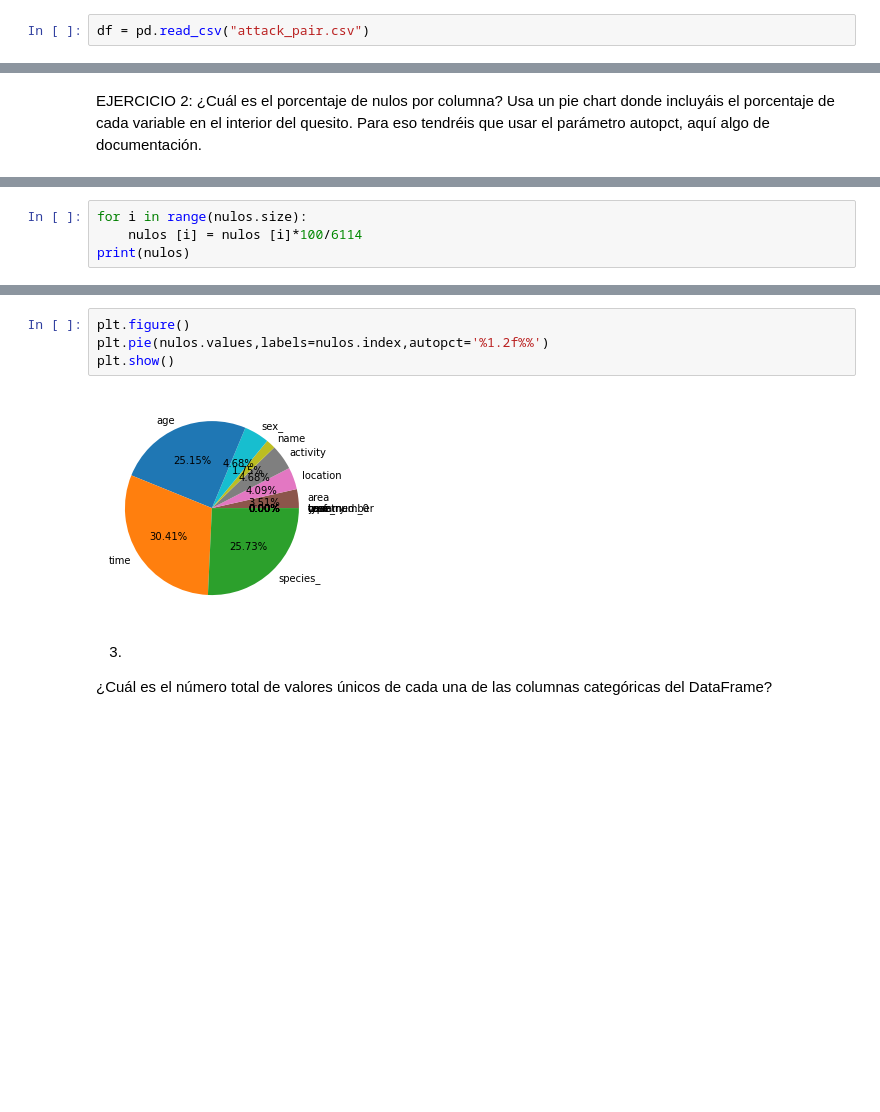
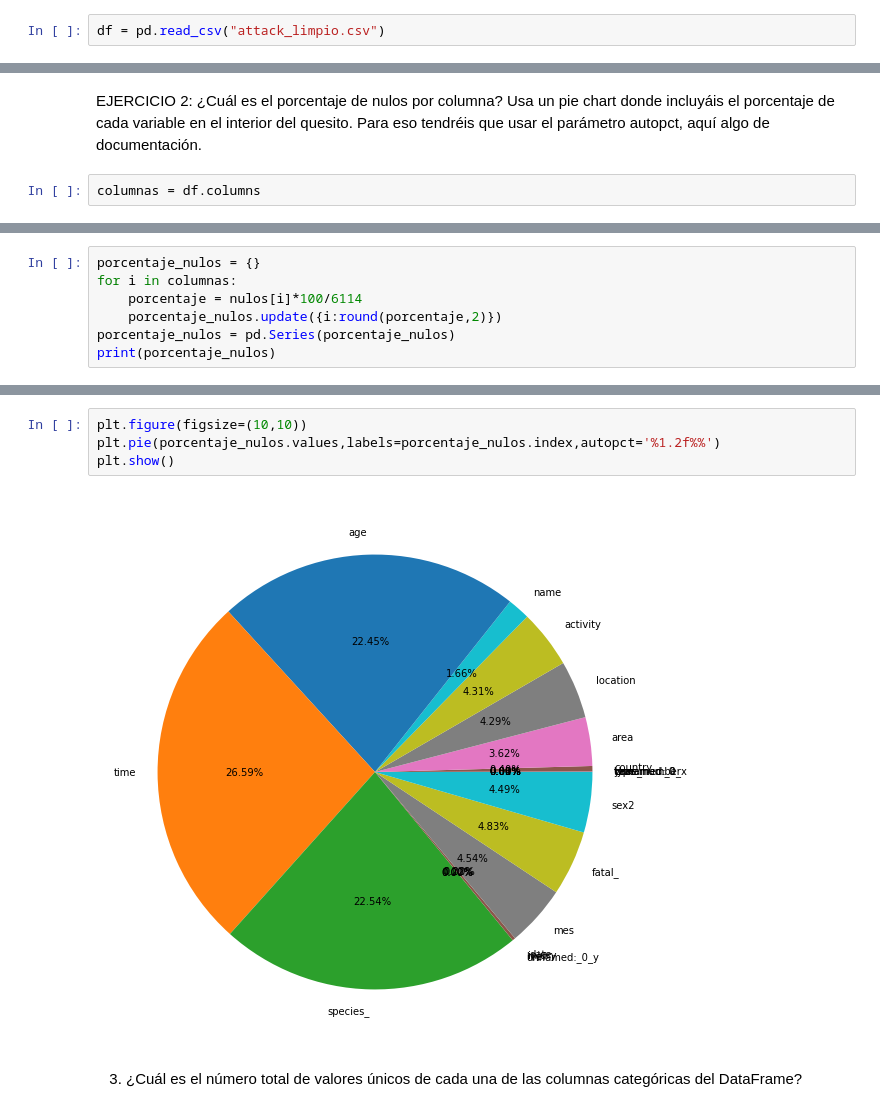
Before and after one commit to Adalab/DA-promo-b-modulo-2-sprint-1-Anais-Ana-Yadira, a Jupyter notebook: visualización/pair-programmin-visualizacion-1-matlotlib/pair-programming-visualizacion-1-matplotlib.ipynb, the cells around one changed output, grey strips where cells are left out. Drawn from its saved outputs; the diff is of its cells as text; blank space fills up the shorter version.

Commit message:
visualizacion 1 terminado

```diff
--- a/visualización/pair-programmin-visualizacion-1-matlotlib/pair-programming-visualizacion-1-matplotlib.ipynb
+++ b/visualización/pair-programmin-visualizacion-1-matlotlib/pair-programming-visualizacion-1-matplotlib.ipynb
@@ -3,7 +3,7 @@ import matplotlib.pyplot as plt
 import numpy as np
 import pandas as pd
 # %%
-df = pd.read_csv("attack_pair.csv")
+df = pd.read_csv("attack_limpio.csv")
 # %%
 df.head()
 # %% [output]
@@ -51,5 +33,7 @@ plt.show()
 # %% [markdown]
 EJERCICIO 2: ¿Cuál es el porcentaje de nulos por columna? Usa un pie chart donde incluyáis el porcentaje de cada variable en el interior del quesito. Para eso tendréis que usar el parámetro autopct, aquí algo de documentación.
+# %%
+columnas = df.columns
 # %%
 nulos= df.isnull().sum()
 nulos
@@ -71,5 +57 @@ href              0
 dtype: int64
-# %%
-for i in range(nulos.size):
-    nulos [i] = nulos [i]*100/6114
-print(nulos)
@@ -91,0 +58,7 @@ dtype: int64
+# %%
+porcentaje_nulos = {}
+for i in columnas:
+    porcentaje = nulos[i]*100/6114
+    porcentaje_nulos.update({i:round(porcentaje,2)})
+porcentaje_nulos = pd.Series(porcentaje_nulos)
+print(porcentaje_nulos)
@@ -92,12 +83,11 @@ dtype: int64
 # %%
-plt.figure()
-plt.pie(nulos.values,labels=nulos.index,autopct='%1.2f%%')
+plt.figure(figsize=(10,10))
+plt.pie(porcentaje_nulos.values,labels=porcentaje_nulos.index,autopct='%1.2f%%')
 plt.show()
 # %% [output]
-[figure, old version]
+[figure, new version]
 # %% [markdown]
-3.
-¿Cuál es el número total de valores únicos de cada una de las columnas categóricas del DataFrame?
+3. ¿Cuál es el número total de valores únicos de cada una de las columnas categóricas del DataFrame?
 # %%
 df.info()
 # %% [output]
```
Also changed, not shown: parts of 25 cells of this notebook, 3 other files.
